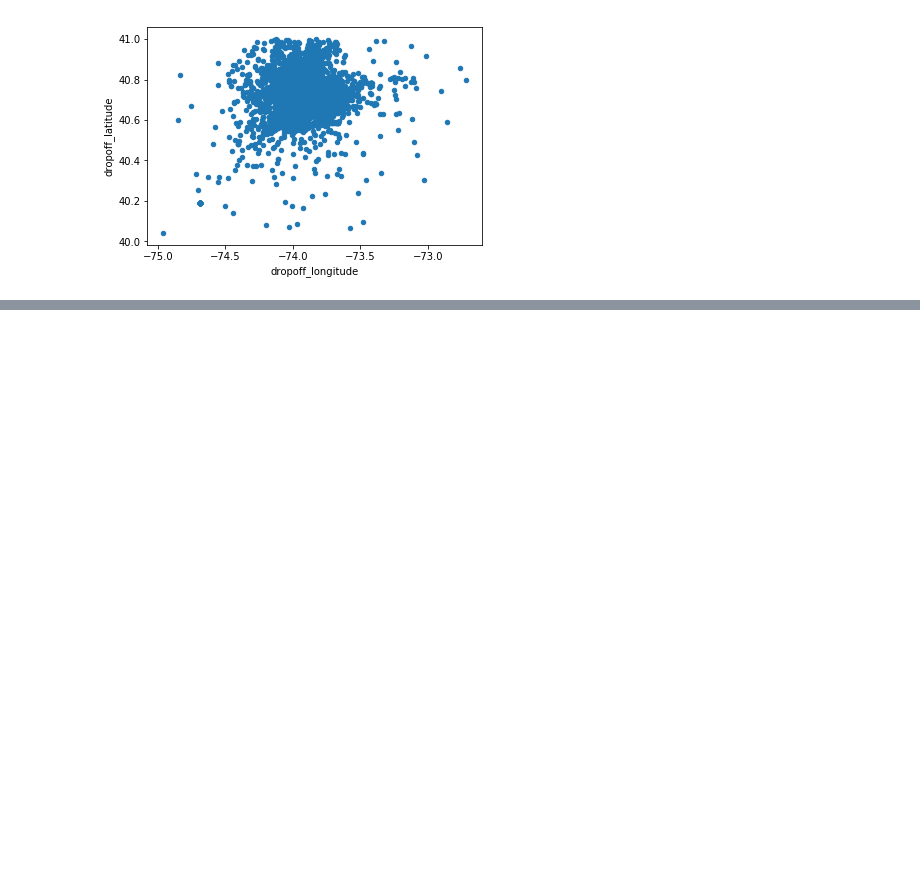
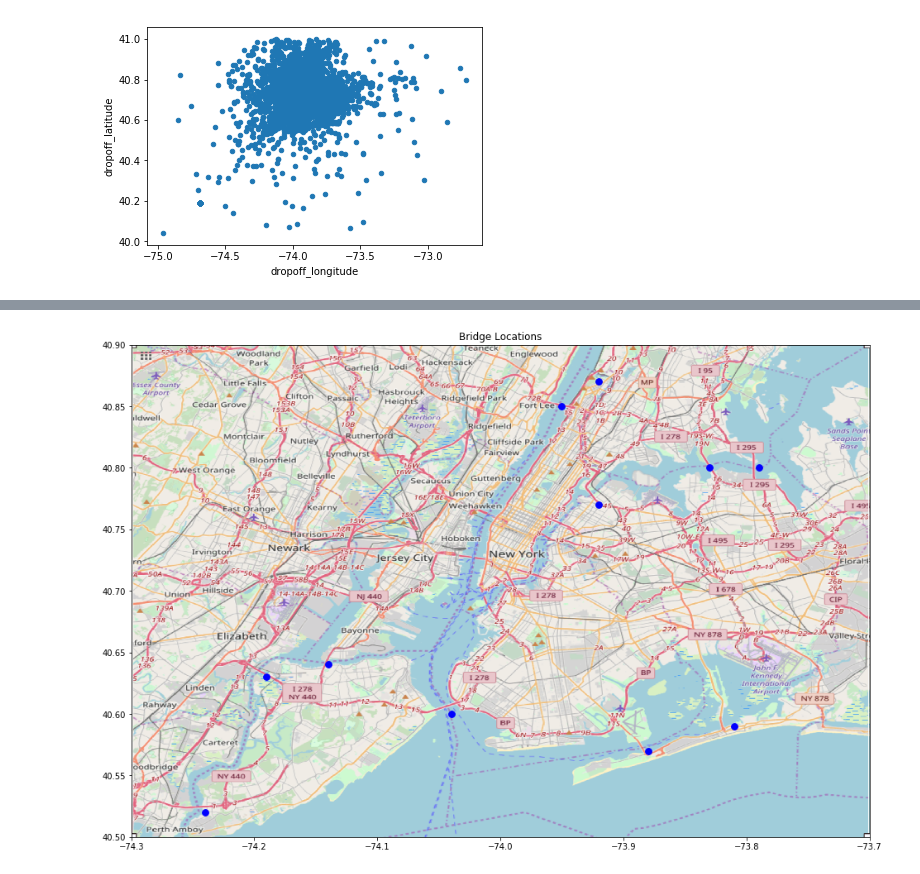
Before and after one commit to Charmanderander/TaxiFare, a Jupyter notebook: Taxi Fares.ipynb, the cells around one changed output, grey strips where cells are left out. Saved outputs shown, nothing was run; the diff lists cells and outputs as text; code cells hidden in the pictures; blank space fills up the shorter version.

```diff
--- a/Taxi Fares.ipynb
+++ b/Taxi Fares.ipynb
@@ -310,0 +402,32 @@ The hard part is figuring out with pickup - dropoff points will cross these brid
+# %%
+df_bridge = pd.DataFrame(
+    [[40.64, -74.14, 0],
+    [40.80, -73.83, 1],
+    [40.59, -73.81, 2],
+    [40.85, -73.95, 3],
+    [40.63, -74.19, 4],
+    [40.87, -73.92, 5],
+    [40.57, -73.88, 6],
+    [40.52, -74.24, 7],
+    [40.80, -73.79, 8],
+    [40.77, -73.92, 9],
+    [40.60, -74.04, 10]],
+    columns=["lat","long", "bridgeID"]
+)
+
+BB_zoom = (-74.3, -73.7, 40.5, 40.9)
+nyc_map_zoom = plt.imread('nyc.png')
+
+
+#  taken from https://www.kaggle.com/breemen/nyc-taxi-fare-data-exploration
+def plot_on_map(df, BB, nyc_map, s=10):
+    fig, axs = plt.subplots(1, 1, figsize=(16,13))
+    axs.scatter(x=df.long, y=df.lat, c='b', s=s)
+    axs.set_xlim((BB[0], BB[1]))
+    axs.set_ylim((BB[2], BB[3]))
+    axs.set_title('Bridge Locations')
+    axs.imshow(nyc_map, zorder=0, extent=BB)
+
+plot_on_map(df_bridge, BB_zoom, nyc_map_zoom, s=60)
+# %% [output]
+[figure, added]
```
Also changed, not shown: parts of 15 cells of this notebook, 2 other files.
